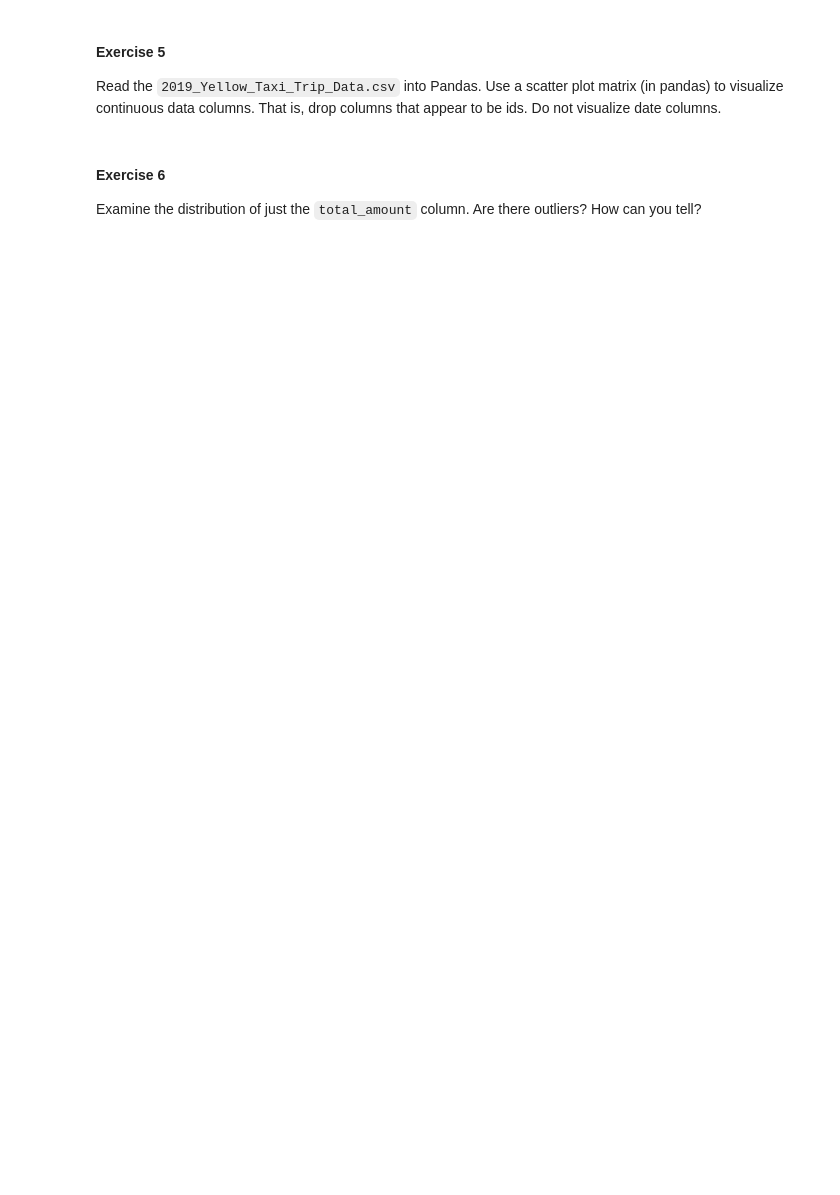
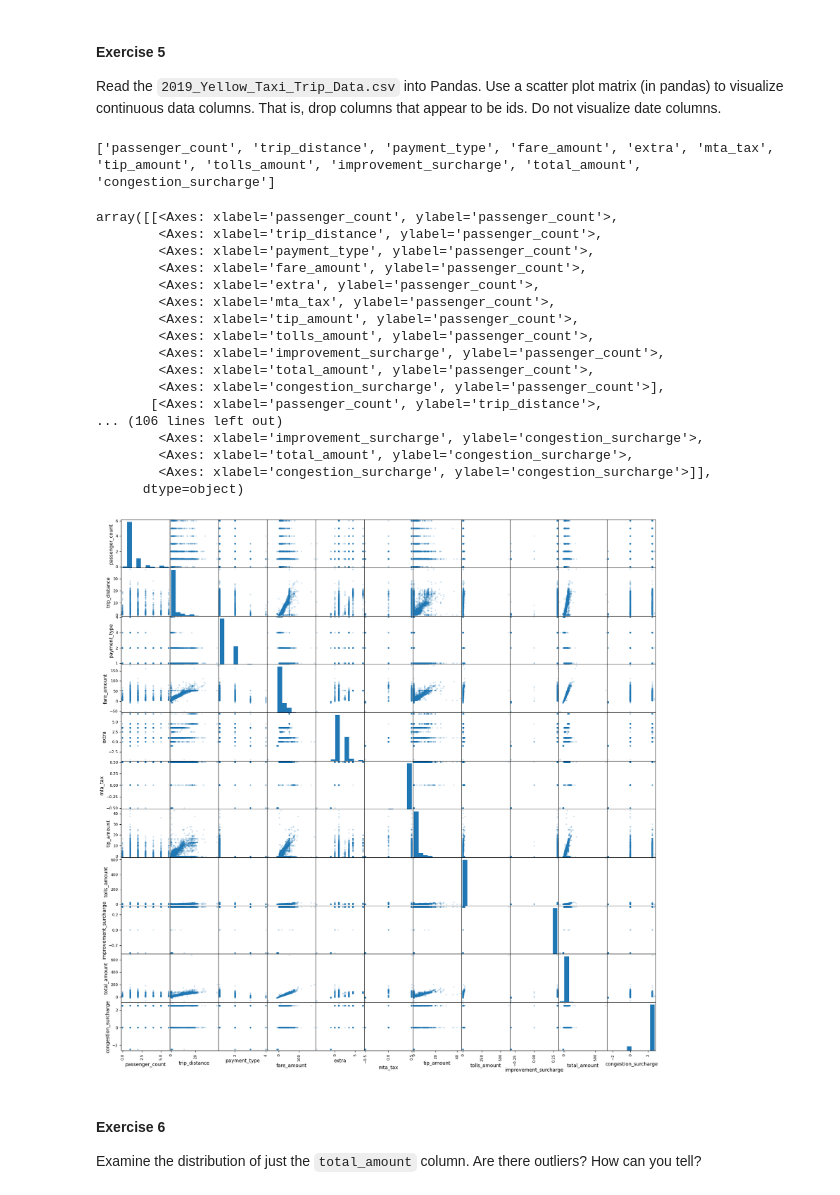
Before and after one commit to himanshu-hegde-syr/warm-up-assignment2, a Jupyter notebook: assignment.ipynb, the cells around one changed output. Cells and saved outputs as stored; diff of their text form; code cells hidden in the pictures; blank space fills up the shorter version.

```diff
--- a/assignment.ipynb
+++ b/assignment.ipynb
@@ -6,0 +17,5 @@ Create a DataFrame by reading in the `2019_Yellow_Taxi_Trip_Data.csv` file. Exam
+# %%
+#Load the dataset
+
+yellow_taxi_df = pd.read_csv("data/2019_Yellow_Taxi_Trip_Data.csv")
+yellow_taxi_df.head()
@@ -20,6 +85,37 @@ Count the number of NAs in each column.
 #### Exercise 5
 
 Read the `2019_Yellow_Taxi_Trip_Data.csv` into Pandas. Use a scatter plot matrix (in pandas) to visualize continuous data columns.  That is, drop columns that appear to be ids. Do not visualize date columns.
+# %%
+#Check dtypes
+
+required_continuous_columns = [cols for cols in yellow_taxi_df.columns if (yellow_taxi_df[cols].dtype != 'object')]
+required_continuous_columns = [cols for cols in required_continuous_columns if ('id' not in cols)]
+print(required_continuous_columns)
+
+
+# Plot scatterplot matrix
+
+pd.plotting.scatter_matrix(yellow_taxi_df[required_continuous_columns], alpha=0.2,figsize=(20,20))
+# %% [output]
+['passenger_count', 'trip_distance', 'payment_type', 'fare_amount', 'extra', 'mta_tax', 'tip_amount', 'tolls_amount', 'improvement_surcharge', 'total_amount', 'congestion_surcharge']
+array([[<Axes: xlabel='passenger_count', ylabel='passenger_count'>,
+        <Axes: xlabel='trip_distance', ylabel='passenger_count'>,
+        <Axes: xlabel='payment_type', ylabel='passenger_count'>,
+        <Axes: xlabel='fare_amount', ylabel='passenger_count'>,
+        <Axes: xlabel='extra', ylabel='passenger_count'>,
+        <Axes: xlabel='mta_tax', ylabel='passenger_count'>,
+        <Axes: xlabel='tip_amount', ylabel='passenger_count'>,
+        <Axes: xlabel='tolls_amount', ylabel='passenger_count'>,
+        <Axes: xlabel='improvement_surcharge', ylabel='passenger_count'>,
+        <Axes: xlabel='total_amount', ylabel='passenger_count'>,
+        <Axes: xlabel='congestion_surcharge', ylabel='passenger_count'>],
+       [<Axes: xlabel='passenger_count', ylabel='trip_distance'>,
+... (106 lines left out)
+        <Axes: xlabel='improvement_surcharge', ylabel='congestion_surcharge'>,
+        <Axes: xlabel='total_amount', ylabel='congestion_surcharge'>,
+        <Axes: xlabel='congestion_surcharge', ylabel='congestion_surcharge'>]],
+      dtype=object)
+[figure, added]
 # %% [markdown]
 #### Exercise 6
 
```
Also changed, not shown: parts of 9 cells of this notebook.
